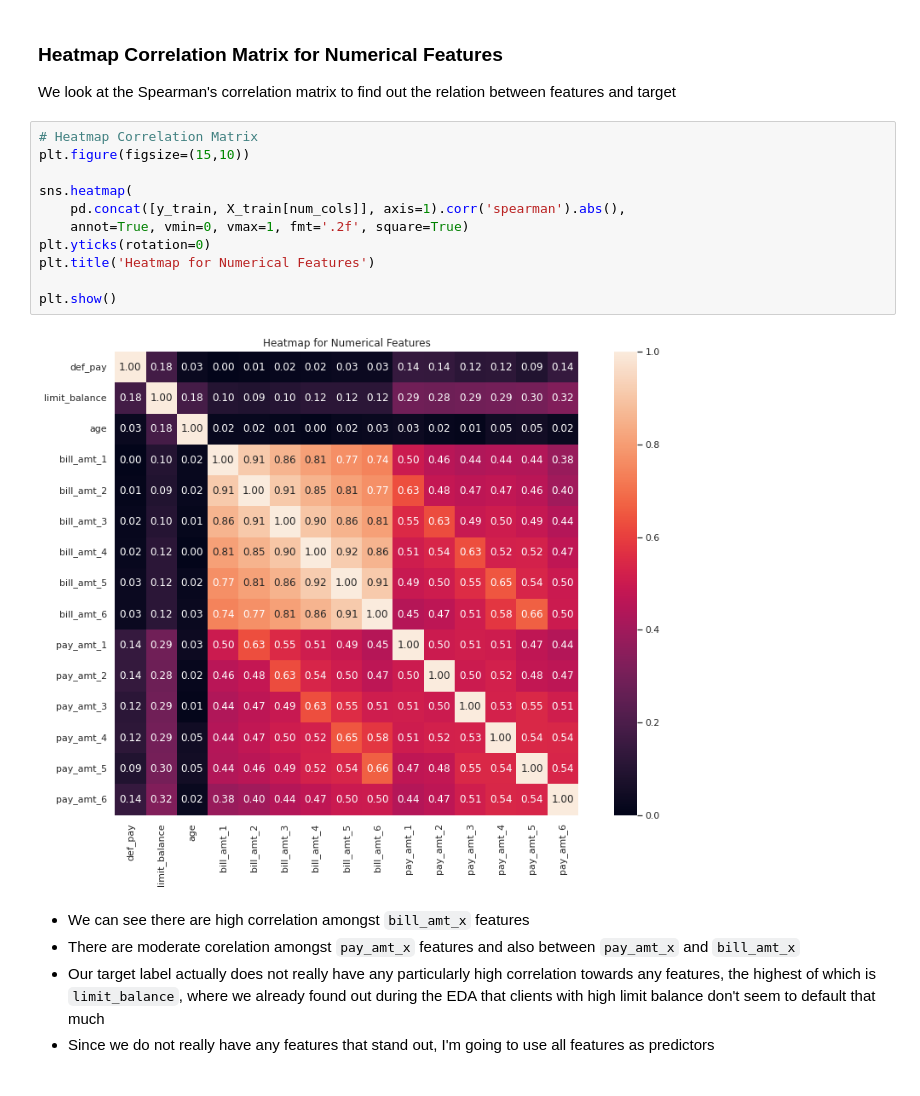
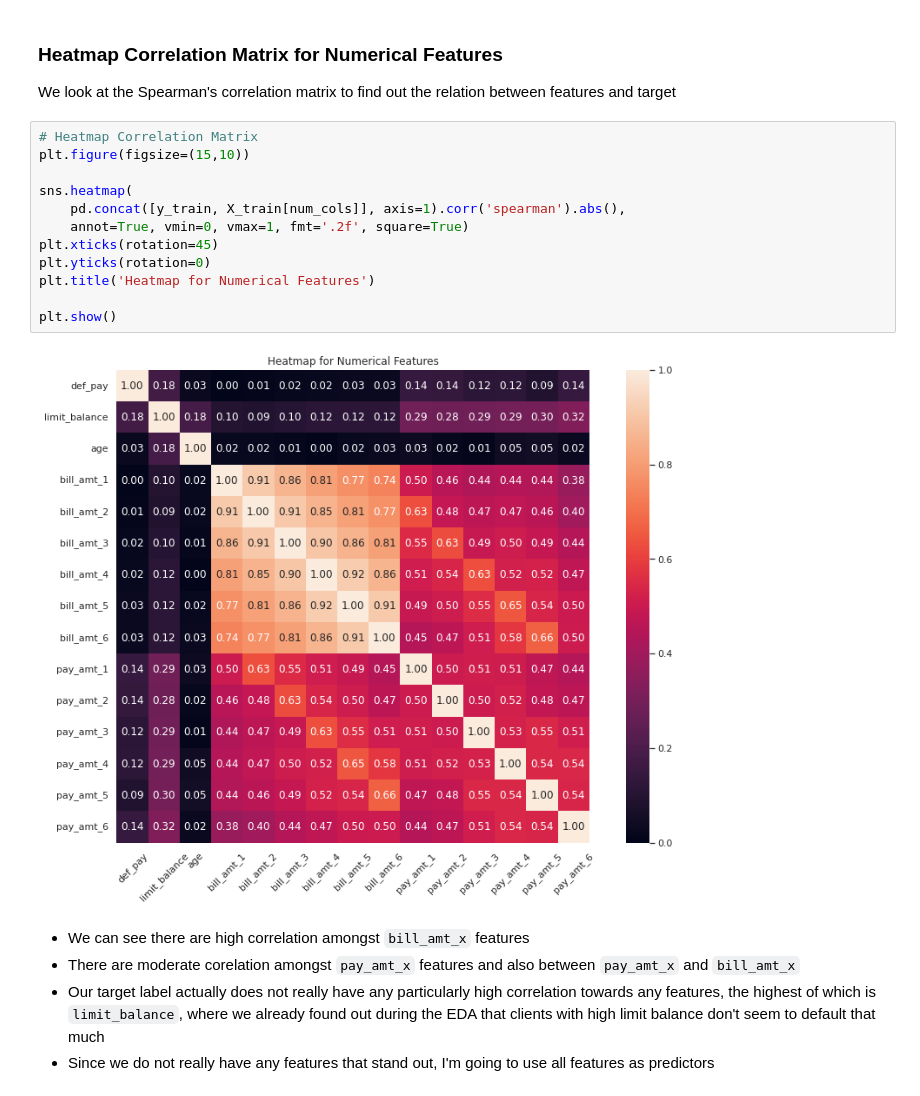
Before and after one commit to NikkiSatmaka/h8-ftds011-p1-ml1, a Jupyter notebook: h8dsft_P1M1_nikki_satmaka.ipynb, the cells around one changed output. Cells and saved outputs as stored; diff of their text form.

```diff
--- a/h8dsft_P1M1_nikki_satmaka.ipynb
+++ b/h8dsft_P1M1_nikki_satmaka.ipynb
@@ -1032,16 +1032,17 @@ We look at the Spearman's correlation matrix to find out the relation between fe
 # %%
 # Heatmap Correlation Matrix
 plt.figure(figsize=(15,10))
 
 sns.heatmap(
     pd.concat([y_train, X_train[num_cols]], axis=1).corr('spearman').abs(),
     annot=True, vmin=0, vmax=1, fmt='.2f', square=True)
+plt.xticks(rotation=45)
 plt.yticks(rotation=0)
 plt.title('Heatmap for Numerical Features')
 
 plt.show()
 # %% [output]
-[figure, old version]
+[figure, new version]
 # %% [markdown]
 - We can see there are high correlation amongst `bill_amt_x` features
 - There are moderate corelation amongst `pay_amt_x` features and also between `pay_amt_x` and `bill_amt_x`
```
Also changed, not shown: parts of 3 cells of this notebook.
